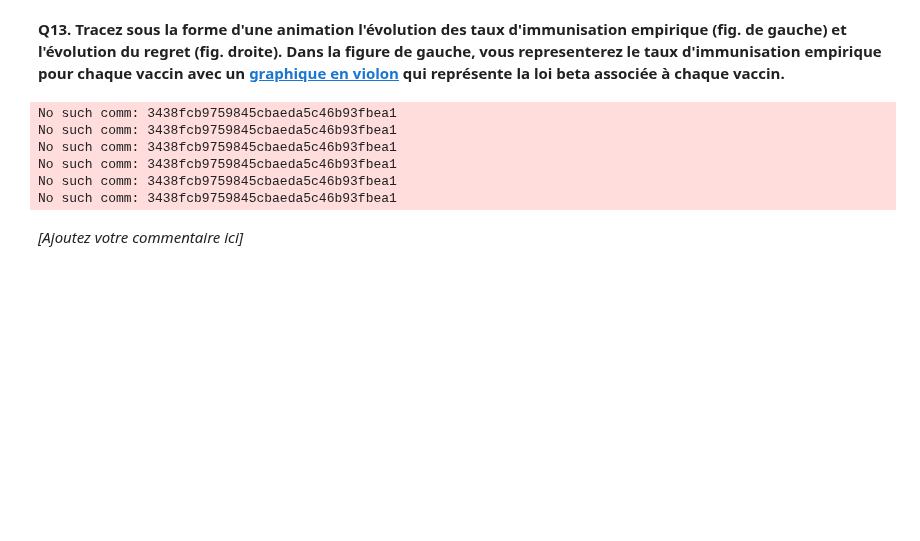
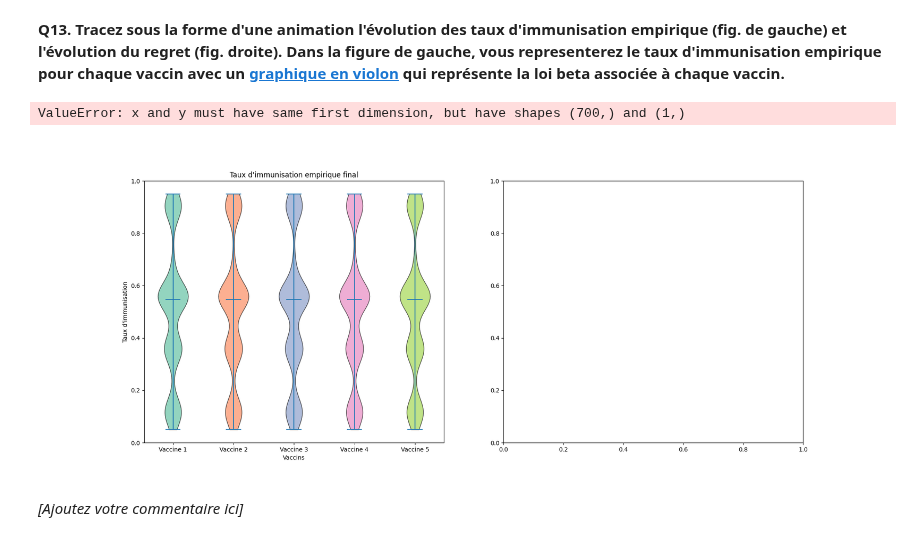
Before and after one commit to ilyasoulk/rl-tp1-bandit-manchot, a Jupyter notebook: C1 TP MAB.ipynb, the cells around one changed output. Drawn from its saved outputs; the diff is of its cells as text; code cells hidden in the pictures; blank space fills up the shorter version.

```diff
--- a/C1 TP MAB.ipynb
+++ b/C1 TP MAB.ipynb
@@ -593,50 +593,49 @@ def thomson_quick_sampling(N, M):
 K = 5  # Number of arms
 N = 200  # Exploration phase
 M = 500  # Exploitation phase
-regrets, immune_rates, final_betas = thomson_sampling(N, M, K)
+regrets, immune_rates = thomson_quick_sampling(N, M)
+
+# Convert to numpy arrays if they're not already
+regrets = np.array(regrets).flatten()  # Ensure it's a 1D numpy array
+immune_rates = [np.array(rates) for rates in immune_rates]
 
 # Create the plot
 fig, (ax1, ax2) = plt.subplots(1, 2, figsize=(20, 8))
 
 # Violin plot for immunization rates
-data = immune_rates
-violins = ax1.violinplot(data, showmeans=False, showmedians=True)
+violins = ax1.violinplot(immune_rates, showmeans=False, showmedians=True)
 
 # Customize violin plot
 for i, pc in enumerate(violins['bodies']):
     pc.set_facecolor(plt.cm.Set2(i))
     pc.set_edgecolor('black')
     pc.set_alpha(0.7)
 
 ax1.set_title('Taux d\'immunisation empirique final')
 ax1.set_xlabel('Vaccins')
 ax1.set_ylabel('Taux d\'immunisation')
 ax1.set_xticks(range(1, K+1))
 ax1.set_xticklabels([f'Vaccine {i+1}' for i in range(K)])
 ax1.set_ylim(0, 1)
 
 # Plot for regret
 ax2.plot(range(N+M), regrets, label='Regret')
 ax2.set_title('Evolution du regret')
 ax2.set_xlabel('Patients')
 ax2.set_ylabel('Regret')
 ax2.legend()
 
 plt.tight_layout()
 plt.show()
 
 # Print some statistics
 print("Final Immunization Rates:")
 for i, rates in enumerate(immune_rates):
     print(f"Vaccine {i+1}: Mean = {np.mean(rates):.4f}, Median = {np.median(rates):.4f}")
 print(f"\nFinal Regret: {regrets[-1]:.4f}")
 # %% [output]
-No such comm: 3438fcb9759845cbaeda5c46b93fbea1
-No such comm: 3438fcb9759845cbaeda5c46b93fbea1
-No such comm: 3438fcb9759845cbaeda5c46b93fbea1
-No such comm: 3438fcb9759845cbaeda5c46b93fbea1
-No such comm: 3438fcb9759845cbaeda5c46b93fbea1
-No such comm: 3438fcb9759845cbaeda5c46b93fbea1
+ValueError: x and y must have same first dimension, but have shapes (700,) and (1,)
+[figure, added]
 # %% [markdown]
 *[Ajoutez votre commentaire ici]*
 # %% [markdown]
```
Also changed, not shown: 1 other file.
